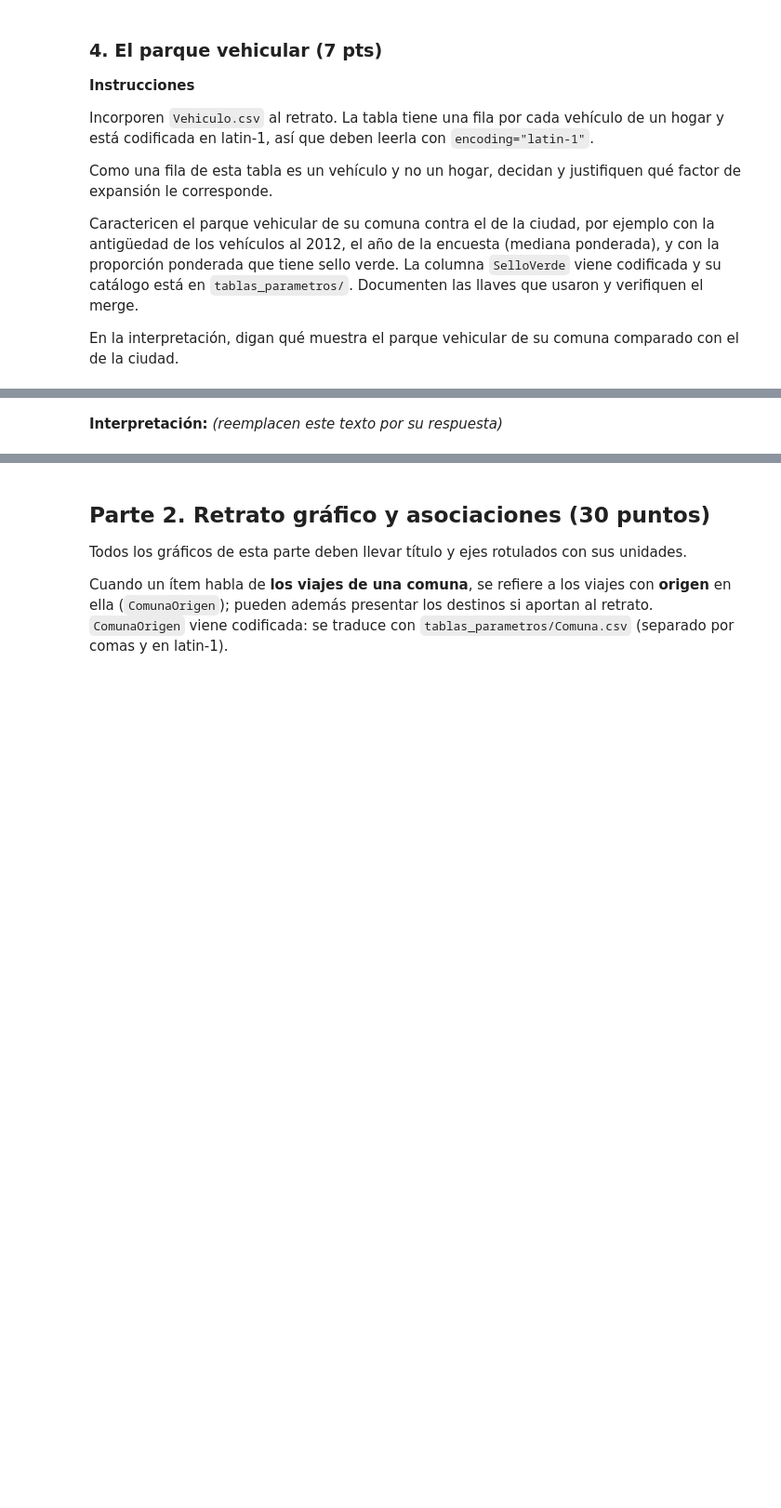
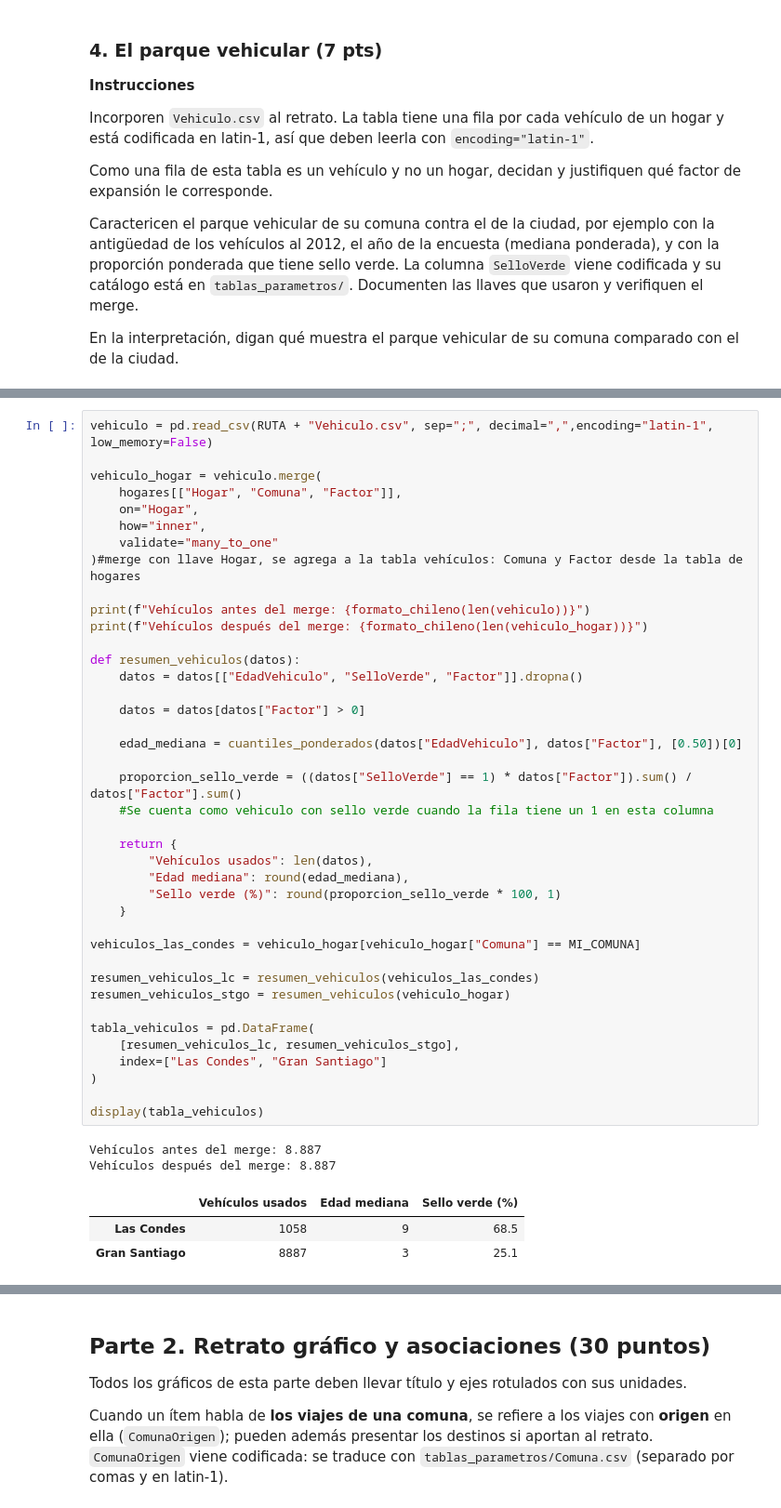
Before and after one commit to gonzzza-lol/cienciaDatos, a Jupyter notebook: tarea1_Suarez_Gutierrez.ipynb, the cells around one changed output, grey strips where cells are left out. Shown at 93% size. Drawn from its saved outputs; the diff is of its cells as text; blank space fills up the shorter version.

```diff
--- a/tarea1_Suarez_Gutierrez.ipynb
+++ b/tarea1_Suarez_Gutierrez.ipynb
@@ -349,2 +346,46 @@ vehiculo.head()
-# %% [markdown]
-**Interpretación:** *(reemplacen este texto por su respuesta)*
+# %%
+vehiculo = pd.read_csv(RUTA + "Vehiculo.csv", sep=";", decimal=",",encoding="latin-1", low_memory=False)
+
+vehiculo_hogar = vehiculo.merge(
+    hogares[["Hogar", "Comuna", "Factor"]],
+    on="Hogar",
+    how="inner",
+    validate="many_to_one"
+)#merge con llave Hogar, se agrega a la tabla vehículos: Comuna y Factor desde la tabla de hogares
+
+print(f"Vehículos antes del merge: {formato_chileno(len(vehiculo))}")
+print(f"Vehículos después del merge: {formato_chileno(len(vehiculo_hogar))}")
+
+def resumen_vehiculos(datos):
+    datos = datos[["EdadVehiculo", "SelloVerde", "Factor"]].dropna()
+
+    datos = datos[datos["Factor"] > 0]
+
+    edad_mediana = cuantiles_ponderados(datos["EdadVehiculo"], datos["Factor"], [0.50])[0]
+
+    proporcion_sello_verde = ((datos["SelloVerde"] == 1) * datos["Factor"]).sum() / datos["Factor"].sum()
+    #Se cuenta como vehiculo con sello verde cuando la fila tiene un 1 en esta columna
+
+    return {
+        "Vehículos usados": len(datos),
+        "Edad mediana": round(edad_mediana),
+        "Sello verde (%)": round(proporcion_sello_verde * 100, 1)
+    }
+
+vehiculos_las_condes = vehiculo_hogar[vehiculo_hogar["Comuna"] == MI_COMUNA]
+
+resumen_vehiculos_lc = resumen_vehiculos(vehiculos_las_condes)
+resumen_vehiculos_stgo = resumen_vehiculos(vehiculo_hogar)
+
+tabla_vehiculos = pd.DataFrame(
+    [resumen_vehiculos_lc, resumen_vehiculos_stgo],
+    index=["Las Condes", "Gran Santiago"]
+)
+
+display(tabla_vehiculos)
+# %% [output]
+Vehículos antes del merge: 8.887
+Vehículos después del merge: 8.887
+|  | Vehículos usados | Edad mediana | Sello verde (%) |
+| Las Condes | 1058 | 9 | 68.5 |
+| Gran Santiago | 8887 | 3 | 25.1 |
```
Also changed, not shown: parts of 7 cells of this notebook.
